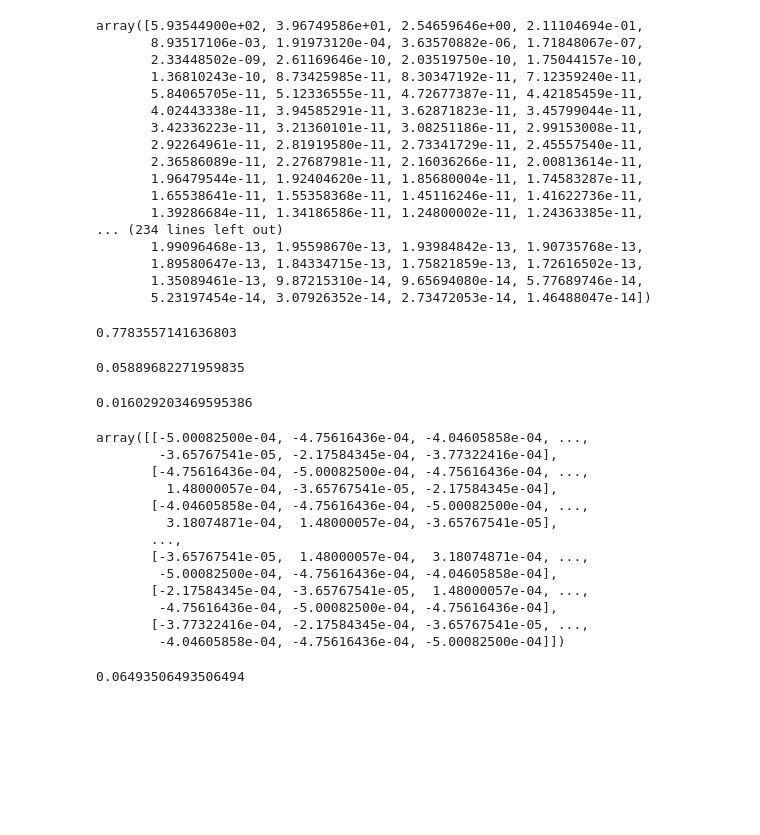
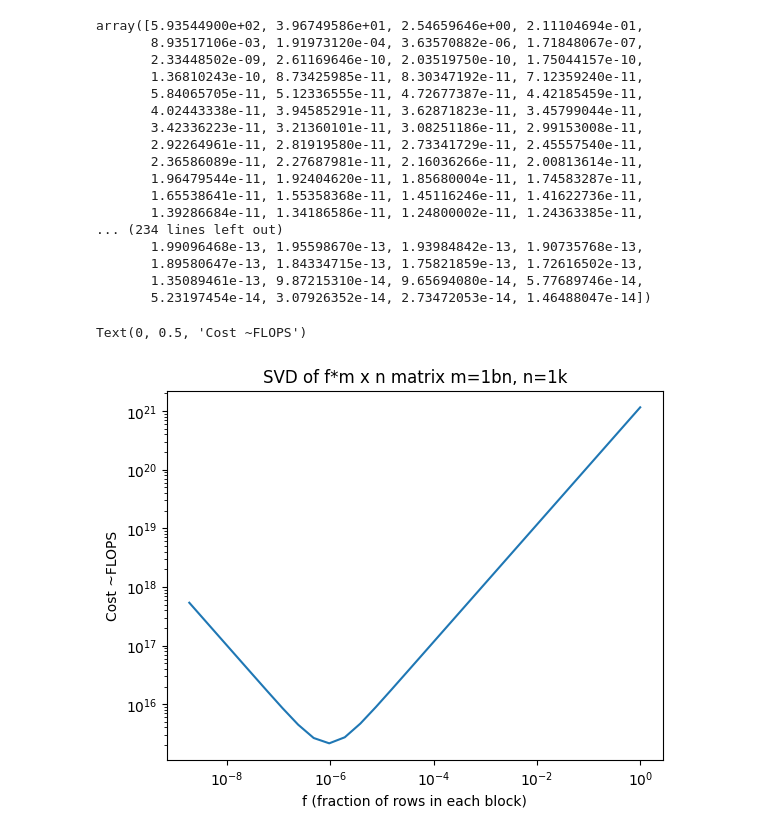
Before and after one commit to mohanagr/braindump, a Jupyter notebook: corr func flicker noise-SVD.ipynb, the cells around one changed output. Saved outputs shown, nothing was run; the diff lists cells and outputs as text; code cells hidden in the pictures; blank space fills up the shorter version.

```diff
--- a/corr func flicker noise-SVD.ipynb
+++ b/corr func flicker noise-SVD.ipynb
@@ -204,32 +149,14 @@ err_var = Ccnt[0,0] - S.T@Ccnt_inv@S
-# %%
-err_var
-# %% [output]
-0.7783557141636803
-# %%
-G.T@Ccnt_inv@G
-# %% [output]
-0.05889682271959835
-# %%
-G.T@Ccnt_inv@G
-# %% [output]
-0.016029203469595386
-# %%
-dC
-# %% [output]
-array([[-5.00082500e-04, -4.75616436e-04, -4.04605858e-04, ...,
-        -3.65767541e-05, -2.17584345e-04, -3.77322416e-04],
-       [-4.75616436e-04, -5.00082500e-04, -4.75616436e-04, ...,
-         1.48000057e-04, -3.65767541e-05, -2.17584345e-04],
-       [-4.04605858e-04, -4.75616436e-04, -5.00082500e-04, ...,
-         3.18074871e-04,  1.48000057e-04, -3.65767541e-05],
-       ...,
-       [-3.65767541e-05,  1.48000057e-04,  3.18074871e-04, ...,
-        -5.00082500e-04, -4.75616436e-04, -4.04605858e-04],
-       [-2.17584345e-04, -3.65767541e-05,  1.48000057e-04, ...,
-        -4.75616436e-04, -5.00082500e-04, -4.75616436e-04],
-       [-3.77322416e-04, -2.17584345e-04, -3.65767541e-05, ...,
-        -4.04605858e-04, -4.75616436e-04, -5.00082500e-04]])
-# %%
-0.05/0.77
-# %% [output]
-0.06493506493506494
+# %%
+n=1000
+m=1<<30
+frac=2.**np.arange(-29,1)
+a=frac*m
+p=1/frac
+svd_cost=p*(n*a**2+n**3)
+plt.loglog(frac,svd_cost)
+plt.title("SVD of f*m x n matrix m=1bn, n=1k")
+plt.xlabel("f (fraction of rows in each block)")
+plt.ylabel("Cost ~FLOPS")
+# %% [output]
+Text(0, 0.5, 'Cost ~FLOPS')
+[figure, added]
```
Also changed, not shown: parts of 21 cells of this notebook.
